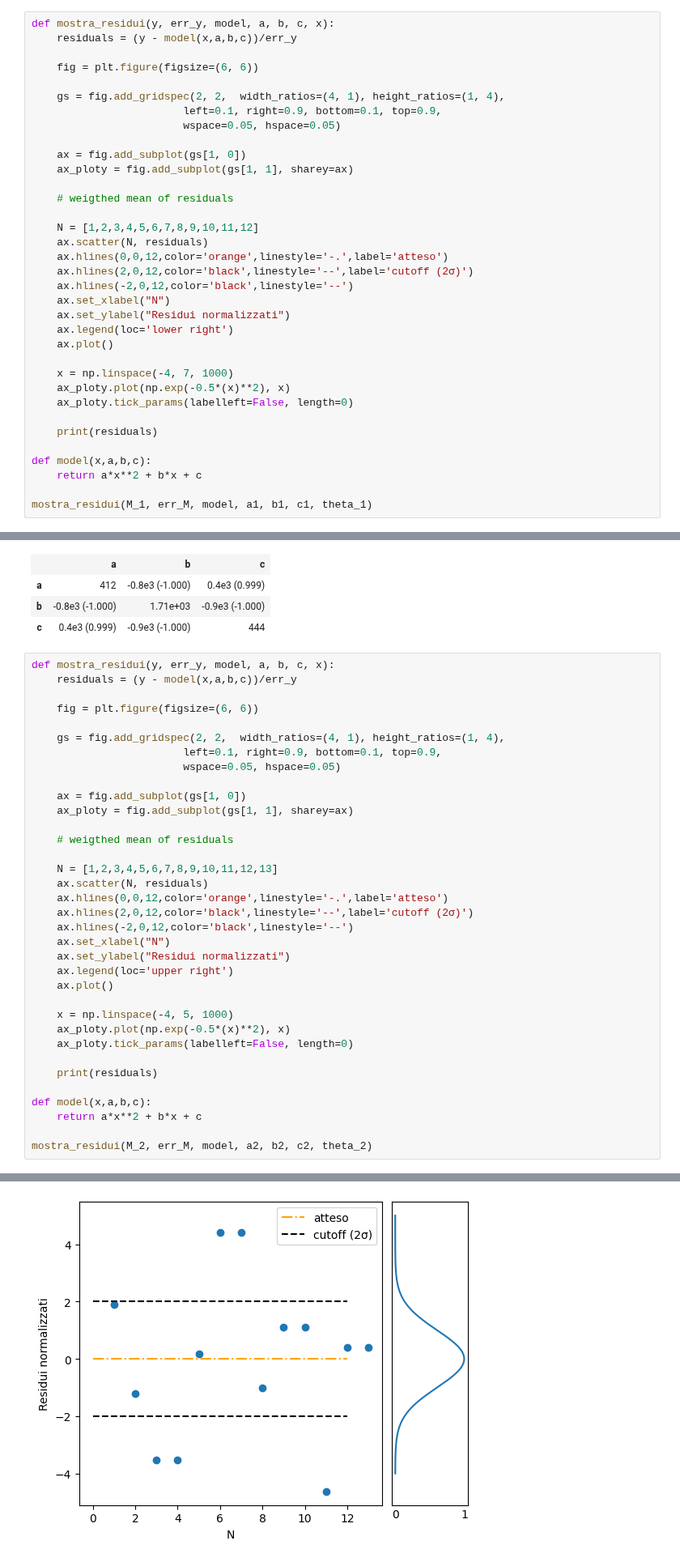
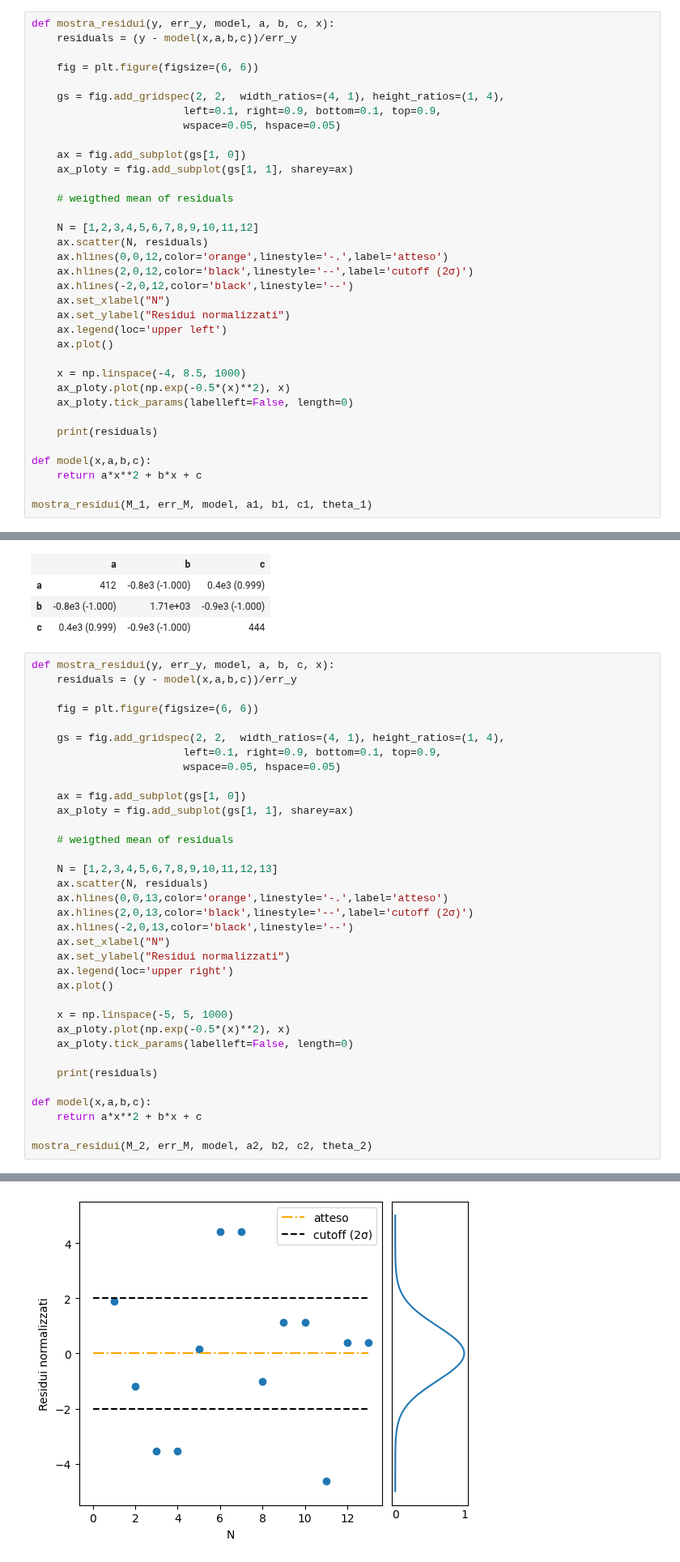
Before and after one commit to ARossiUnimib/Laboratorio-2---Gruppo-21-A.A.-2023-24, a Jupyter notebook: Notebooks/Microonde/Microonde.ipynb, the cells around one changed output, grey strips where cells are left out. Shown at 81% size. Saved outputs shown, nothing was run; the diff lists cells and outputs as text.

```diff
--- a/Notebooks/Microonde/Microonde.ipynb
+++ b/Notebooks/Microonde/Microonde.ipynb
@@ -1058,10 +1058,10 @@ def mostra_residui(y, err_y, model, a, b, c, x):
     ax.hlines(-2,0,12,color='black',linestyle='--')
     ax.set_xlabel("N")
     ax.set_ylabel("Residui normalizzati")
-    ax.legend(loc='lower right')
+    ax.legend(loc='upper left')
     ax.plot()
 
-    x = np.linspace(-4, 7, 1000)
+    x = np.linspace(-4, 8.5, 1000)
     ax_ploty.plot(np.exp(-0.5*(x)**2), x)
     ax_ploty.tick_params(labelleft=False, length=0)
 
@@ -1179,38 +1179,38 @@ def mostra_residui(y, err_y, model, a, b, c, x):
 
     gs = fig.add_gridspec(2, 2,  width_ratios=(4, 1), height_ratios=(1, 4),
                         left=0.1, right=0.9, bottom=0.1, top=0.9,
                         wspace=0.05, hspace=0.05)
 
     ax = fig.add_subplot(gs[1, 0])
     ax_ploty = fig.add_subplot(gs[1, 1], sharey=ax)
 
     # weigthed mean of residuals
 
     N = [1,2,3,4,5,6,7,8,9,10,11,12,13]
     ax.scatter(N, residuals)
-    ax.hlines(0,0,12,color='orange',linestyle='-.',label='atteso')
-    ax.hlines(2,0,12,color='black',linestyle='--',label='cutoff (2σ)')
-    ax.hlines(-2,0,12,color='black',linestyle='--')
+    ax.hlines(0,0,13,color='orange',linestyle='-.',label='atteso')
+    ax.hlines(2,0,13,color='black',linestyle='--',label='cutoff (2σ)')
+    ax.hlines(-2,0,13,color='black',linestyle='--')
     ax.set_xlabel("N")
     ax.set_ylabel("Residui normalizzati")
     ax.legend(loc='upper right')
     ax.plot()
 
-    x = np.linspace(-4, 5, 1000)
+    x = np.linspace(-5, 5, 1000)
     ax_ploty.plot(np.exp(-0.5*(x)**2), x)
     ax_ploty.tick_params(labelleft=False, length=0)
 
     print(residuals)
 
 def model(x,a,b,c):
     return a*x**2 + b*x + c
 
 mostra_residui(M_2, err_M, model, a2, b2, c2, theta_2)
 # %% [output]
 [ 1.9032253  -1.19745011 -3.52935416 -3.52935416  0.16798307  4.40751314
   4.40751314 -1.01076394  1.11315181  1.11315181 -4.62073959  0.38756184
   0.38756184]
-[figure, old version]
+[figure, new version]
 # %%
 theta_2_n = np.delete(theta_2, (2,3,5,6,10))
 M_2_n = np.delete(M_2, (2,3,5,6,10))
```
Also changed, not shown: parts of 2 cells of this notebook.
